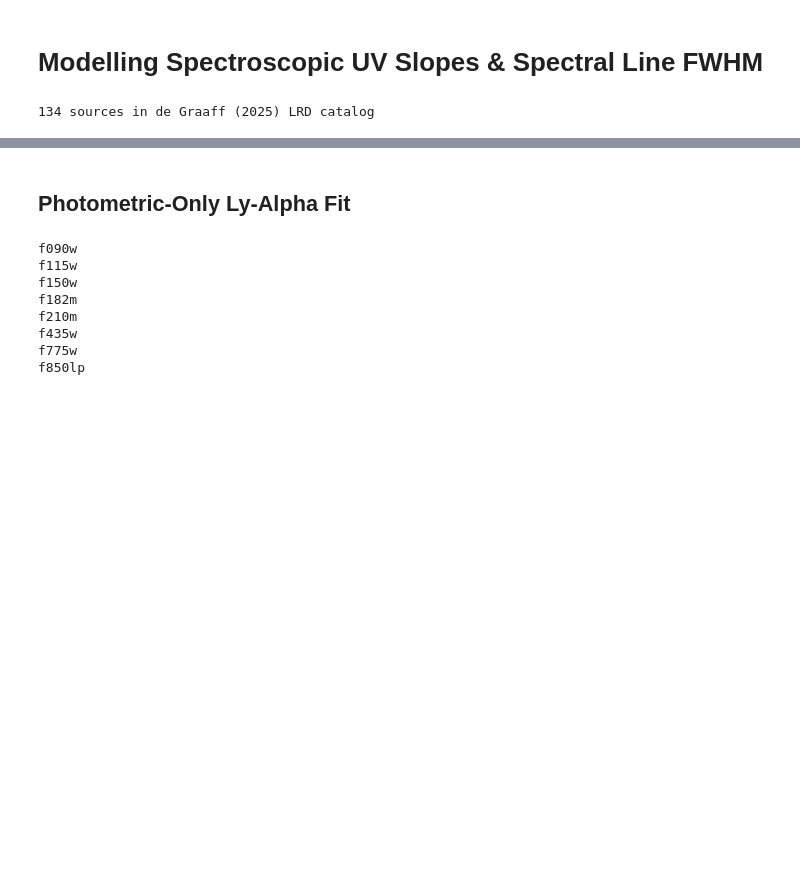
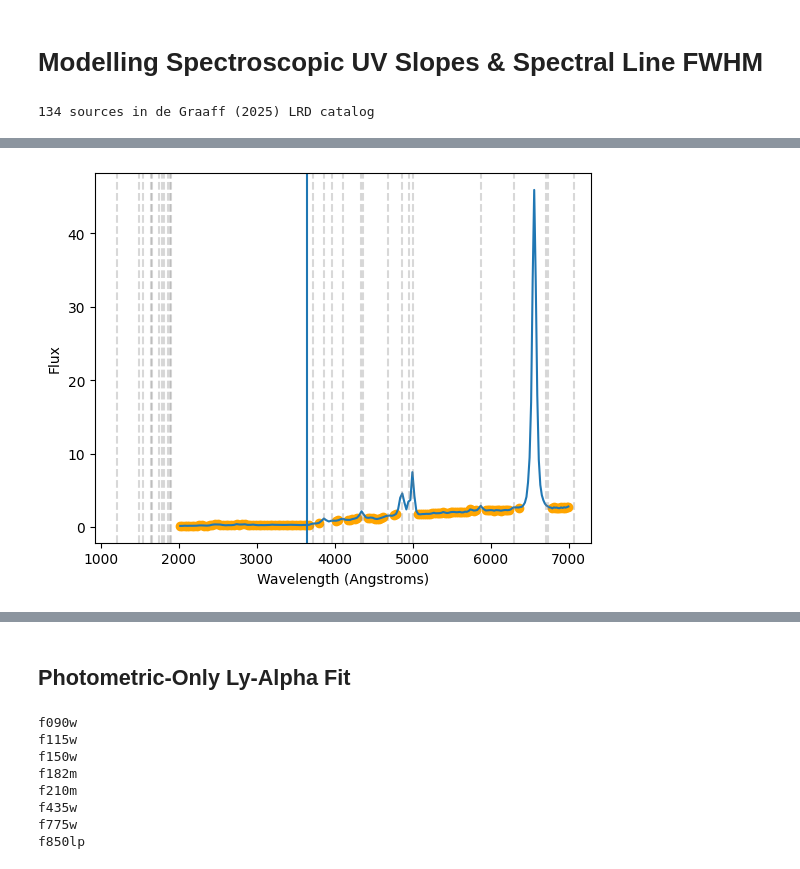
Before and after one commit to sfremy/my-eazy-jwst, a Jupyter notebook: scripts/lrdselect.ipynb, the cells around one changed output, grey strips where cells are left out. Saved outputs shown, nothing was run; the diff lists cells and outputs as text; code cells hidden in the pictures; blank space fills up the shorter version.

Commit message:
degraaf replication start

```diff
--- a/scripts/lrdselect.ipynb
+++ b/scripts/lrdselect.ipynb
@@ -1701,6 +1718,8 @@ full_url = f"{dja_base_url}{dja_root}/{filename}"
 # 2. Implement a retry loop for network resilience
 max_retries = 3
 hdul_opened = False
+
+SPEED_OF_LIGHT_ANGSTROMS = 2.99792458e18  # A / s
 
 for attempt in range(max_retries):
     try:
@@ -1723,23 +1742,34 @@ for attempt in range(max_retries):
 if not hdul_opened:
     raise RuntimeError("FITS file could not be opened for an unknown reason.")
 
-source = uv_bright_spectra[2]
-
 wave_obs = spec_data['wave'] * 10000 # angstroms
-spec_flux_flambda = spec_data['flux']
-spec_noise = spec_data['err']
-
 wave_rest = wave_obs / (1.0 + z_source)
 
+spec_flux_flambda = spec_data['flux'] * 1e-29 * (SPEED_OF_LIGHT_ANGSTROMS / (wave_rest ** 2)) / 1e-18
+spec_noise = spec_data['err'] * 1e-29 * (SPEED_OF_LIGHT_ANGSTROMS / (wave_rest ** 2)) / 1e-18
+
 # 2. Initialize a baseline mask for the wavelength window
-fit_mask = (wave_rest >= 1200) & (wave_rest <= 7000) & build_line_mask(wave_rest)
+fit_mask = ((wave_rest >= 2000) & (wave_rest <= 2200) | (wave_rest >= 3000) & (wave_rest <= 5000)) & build_line_mask(wave_rest, EMISSION_LINES, mask_half_width=50) & build_line_mask(wave_rest, JUST_HALPHA, mask_half_width=200)
 
 wave_rest_masked = wave_rest[fit_mask]
 flux_masked = spec_flux_flambda[fit_mask]
 err_masked = spec_noise[fit_mask]
 
-# Run the sampler on your masked spectral arrays
-mcmc, samples = run_mcmc_fit(wave_rest_masked, flux_masked, err_masked)
+if np.sum(flux_masked < 0) > 0:
+    print("Negative flux values present; possible contamination")
+
+# Estimate initial alpha as the median continuum flux near 3646 A
+near_break = (wave_rest_masked >= 3400) & (wave_rest_masked <= 3800) & (flux_masked > 0)
+alpha_start = float(np.median(flux_masked[near_break]))
+print(f"Robust starting alpha: {alpha_start:.4f}")
+
+# Run MCMC starting right at the measured flux level
+mcmc, samples = run_mcmc_fit(
+    wave_rest_masked,
+    flux_masked,
+    err_masked,
+    init_alpha=alpha_start
+)
 
 # Posterior arrays (each shape: (2500,))
 beta_uv_samples = samples["beta_uv"]
@@ -1819,0 +1823,14 @@ plt.errorbar(spec_wavelengths[mask], spec_flux_flambda[mask], spec_noise[mask])
+# %%
+
+
+plt.figure()
+plt.scatter(wave_rest_masked, spec_data['flux'][fit_mask], color='orange')
+plt.axvline(3646)
+plt.plot(wave_rest[(wave_rest >= 2000) & (wave_rest <= 7000)], spec_data['flux'][(wave_rest >= 2000) & (wave_rest <= 7000)])
+plt.xlabel('Wavelength (Angstroms)')
+plt.ylabel('Flux')
+
+for line_name, line_wave in EMISSION_LINES.items():
+    plt.axvline(line_wave, color='gray', linestyle='--', alpha=0.3)
+# %% [output]
+[figure, added]
```
Also changed, not shown: parts of 10 cells of this notebook, 9 other files.
